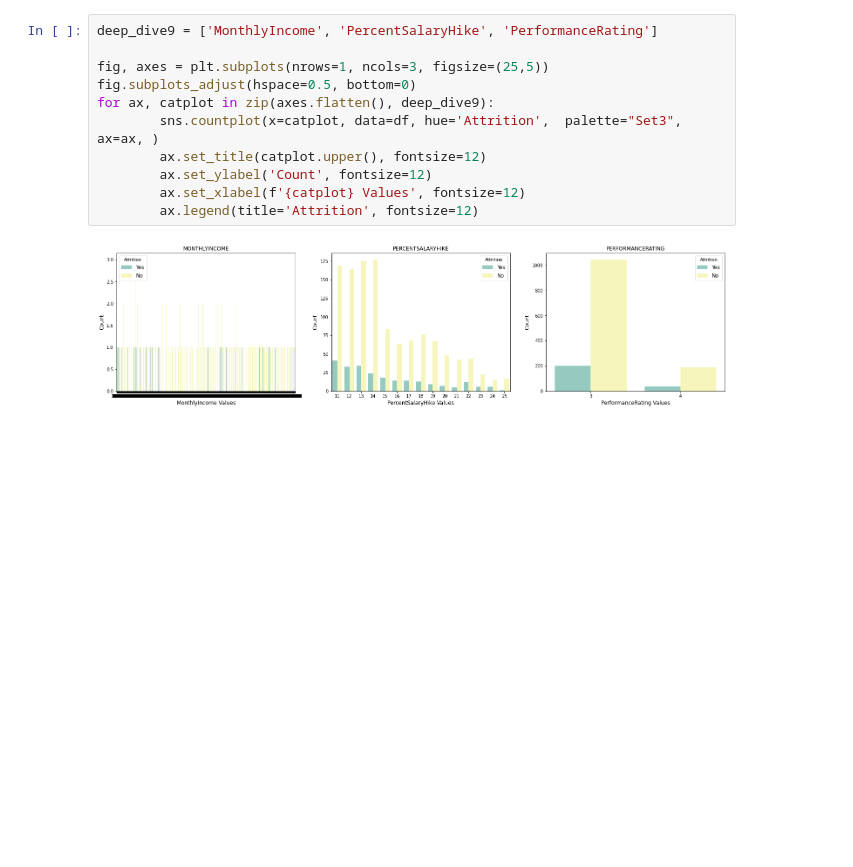
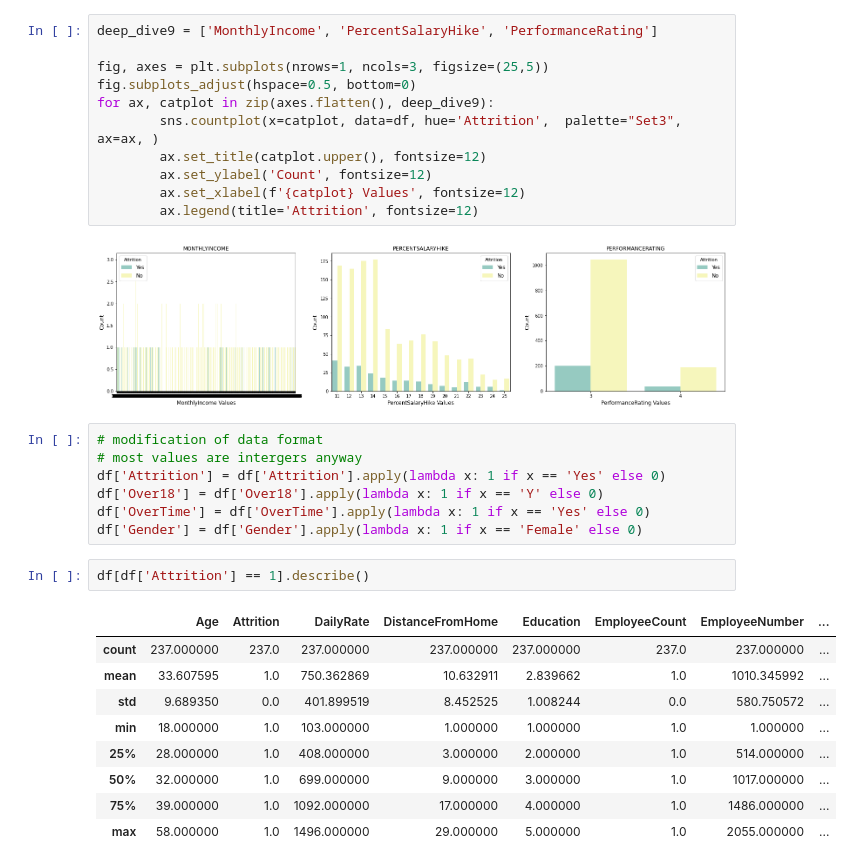
Before and after one commit to Bioliquid/NIR, a Jupyter notebook: nir.ipynb, the cells around one changed output. Drawn from its saved outputs; the diff is of its cells as text; blank space fills up the shorter version.

Commit message:
data preprocessing and model test

```diff
--- a/nir.ipynb
+++ b/nir.ipynb
@@ -152,3 +162,22 @@ for ax, catplot in zip(axes.flatten(), deep_dive9):
         ax.legend(title='Attrition', fontsize=12)
 # %% [output]
 [figure]
+# %%
+# modification of data format
+# most values are intergers anyway
+df['Attrition'] = df['Attrition'].apply(lambda x: 1 if x == 'Yes' else 0)
+df['Over18'] = df['Over18'].apply(lambda x: 1 if x == 'Y' else 0)
+df['OverTime'] = df['OverTime'].apply(lambda x: 1 if x == 'Yes' else 0)
+df['Gender'] = df['Gender'].apply(lambda x: 1 if x == 'Female' else 0)
+# %%
+df[df['Attrition'] == 1].describe()
+# %% [output]
+|  | Age | Attrition | DailyRate | DistanceFromHome | Education | EmployeeCount | EmployeeNumber | ... |
+| count | 237.000000 | 237.0 | 237.000000 | 237.000000 | 237.000000 | 237.0 | 237.000000 | ... |
+| mean | 33.607595 | 1.0 | 750.362869 | 10.632911 | 2.839662 | 1.0 | 1010.345992 | ... |
+| std | 9.689350 | 0.0 | 401.899519 | 8.452525 | 1.008244 | 0.0 | 580.750572 | ... |
+| min | 18.000000 | 1.0 | 103.000000 | 1.000000 | 1.000000 | 1.0 | 1.000000 | ... |
+| 25% | 28.000000 | 1.0 | 408.000000 | 3.000000 | 2.000000 | 1.0 | 514.000000 | ... |
+| 50% | 32.000000 | 1.0 | 699.000000 | 9.000000 | 3.000000 | 1.0 | 1017.000000 | ... |
+| 75% | 39.000000 | 1.0 | 1092.000000 | 17.000000 | 4.000000 | 1.0 | 1486.000000 | ... |
+| max | 58.000000 | 1.0 | 1496.000000 | 29.000000 | 5.000000 | 1.0 | 2055.000000 | ... |
```
Also changed, not shown: parts of 15 cells of this notebook, 2 other files.
